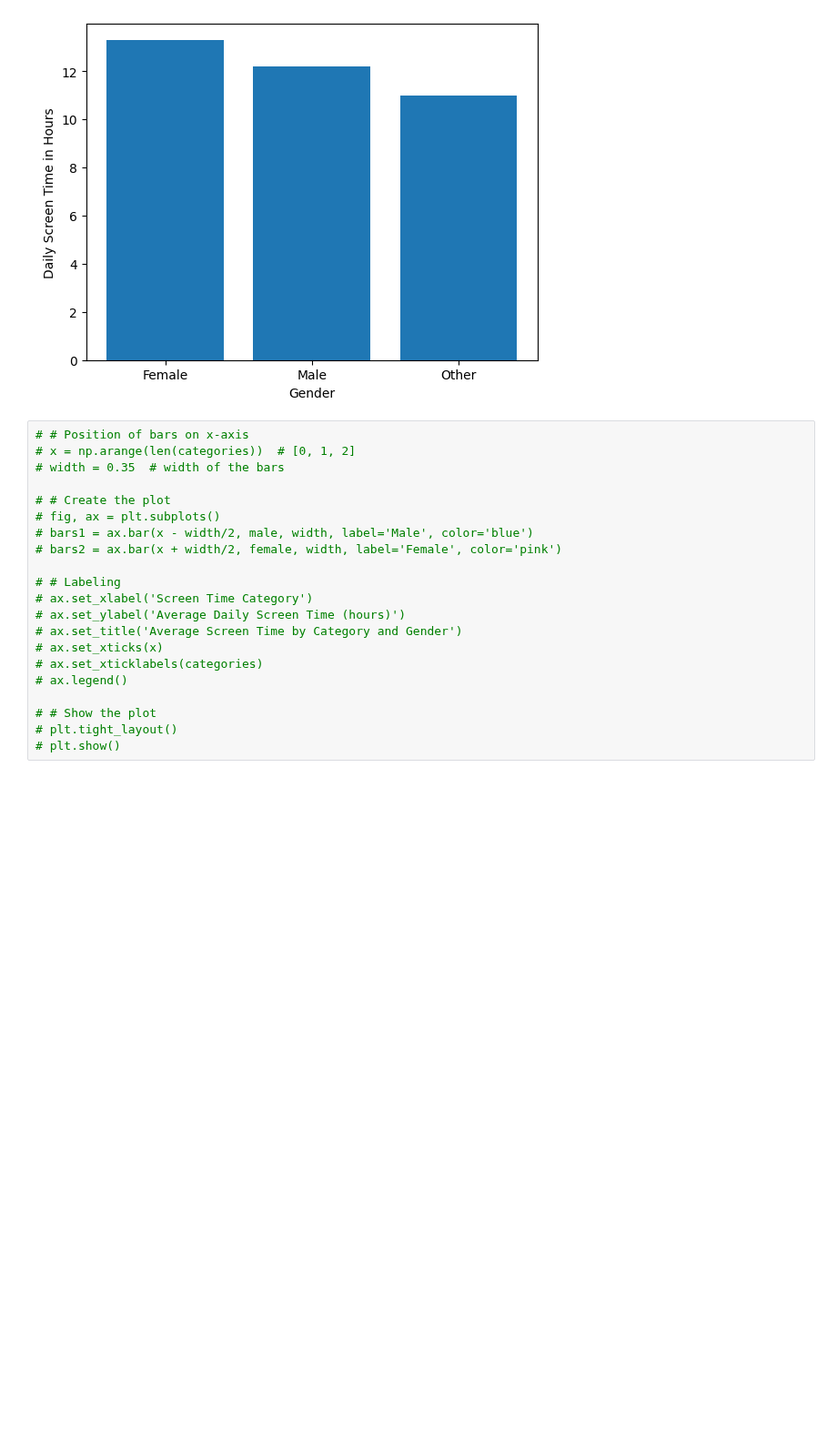
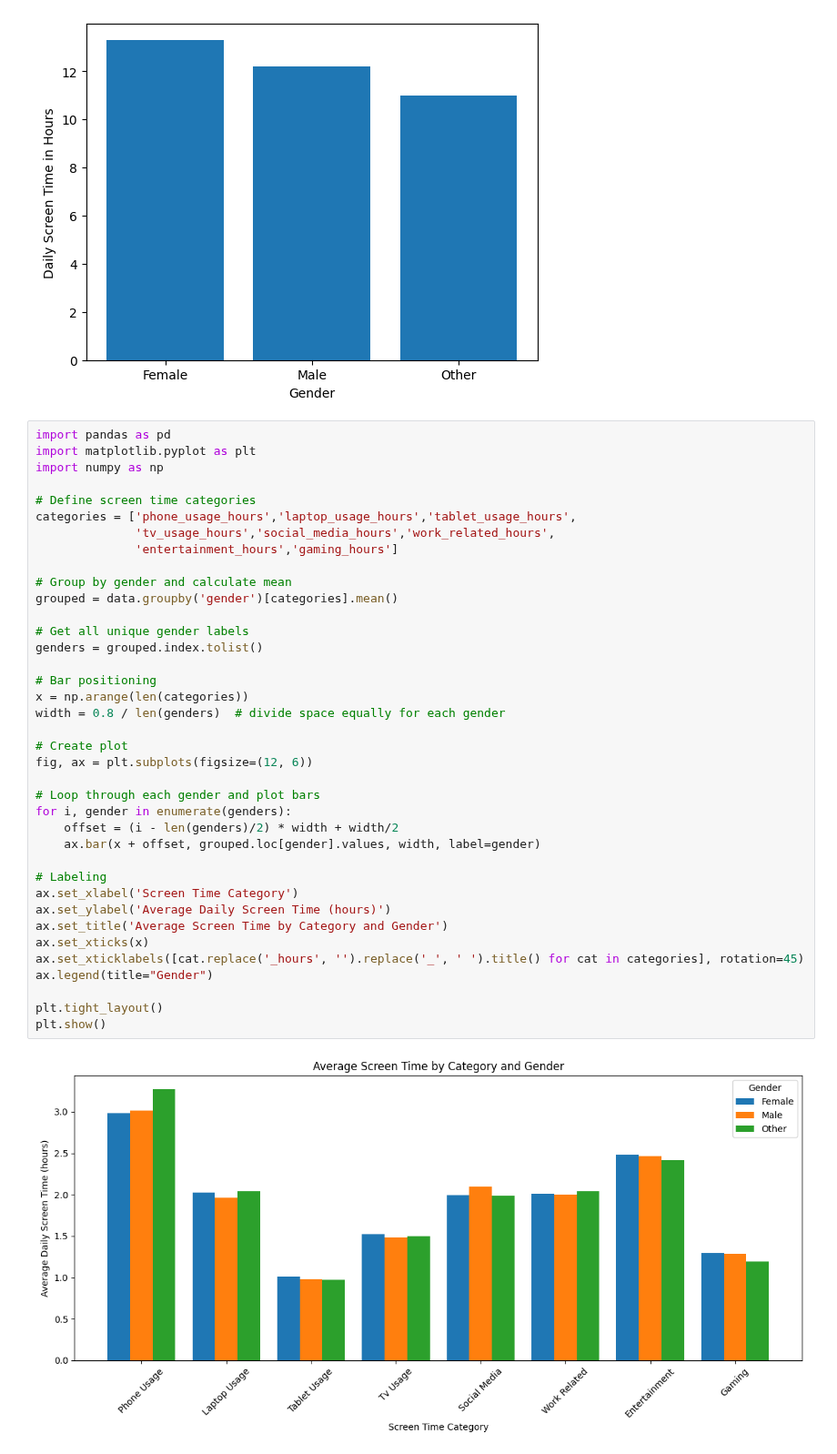
Before and after one commit to GENTLEW1ND/Python, a Jupyter notebook: screen-on-time-on-mental-health.ipynb, the cells around one changed output. Shown at 91% size. Cells and saved outputs as stored; diff of their text form; blank space fills up the shorter version.

Commit message:
Kaggle Notebook | Screen_on_time_ON_mental_health | Version 4

```diff
--- a/screen-on-time-on-mental-health.ipynb
+++ b/screen-on-time-on-mental-health.ipynb
@@ -78,24 +78,43 @@ plt.ylabel("Daily Screen Time in Hours")
 plt.show()
 # %% [output]
 [figure]
-# %%
-# # Position of bars on x-axis
-# x = np.arange(len(categories))  # [0, 1, 2]
-# width = 0.35  # width of the bars
-
-# # Create the plot
-# fig, ax = plt.subplots()
-# bars1 = ax.bar(x - width/2, male, width, label='Male', color='blue')
-# bars2 = ax.bar(x + width/2, female, width, label='Female', color='pink')
-
-# # Labeling
-# ax.set_xlabel('Screen Time Category')
-# ax.set_ylabel('Average Daily Screen Time (hours)')
-# ax.set_title('Average Screen Time by Category and Gender')
-# ax.set_xticks(x)
-# ax.set_xticklabels(categories)
-# ax.legend()
-
-# # Show the plot
-# plt.tight_layout()
-# plt.show()
+# %%
+import pandas as pd
+import matplotlib.pyplot as plt
+import numpy as np
+
+# Define screen time categories
+categories = ['phone_usage_hours','laptop_usage_hours','tablet_usage_hours',
+              'tv_usage_hours','social_media_hours','work_related_hours',
+              'entertainment_hours','gaming_hours']
+
+# Group by gender and calculate mean
+grouped = data.groupby('gender')[categories].mean()
+
+# Get all unique gender labels
+genders = grouped.index.tolist()
+
+# Bar positioning
+x = np.arange(len(categories))
+width = 0.8 / len(genders)  # divide space equally for each gender
+
+# Create plot
+fig, ax = plt.subplots(figsize=(12, 6))
+
+# Loop through each gender and plot bars
+for i, gender in enumerate(genders):
+    offset = (i - len(genders)/2) * width + width/2
+    ax.bar(x + offset, grouped.loc[gender].values, width, label=gender)
+
+# Labeling
+ax.set_xlabel('Screen Time Category')
+ax.set_ylabel('Average Daily Screen Time (hours)')
+ax.set_title('Average Screen Time by Category and Gender')
+ax.set_xticks(x)
+ax.set_xticklabels([cat.replace('_hours', '').replace('_', ' ').title() for cat in categories], rotation=45)
+ax.legend(title="Gender")
+
+plt.tight_layout()
+plt.show()
+# %% [output]
+[figure, added]
```
Also changed, not shown: parts of 5 cells of this notebook.
